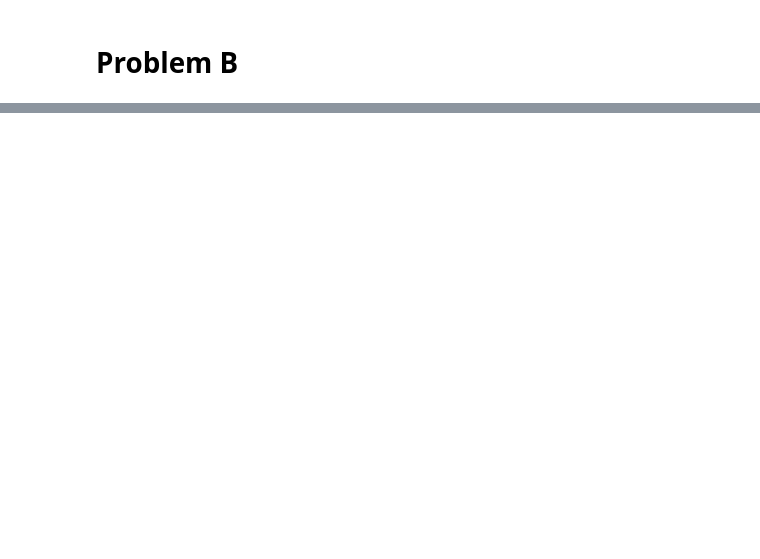
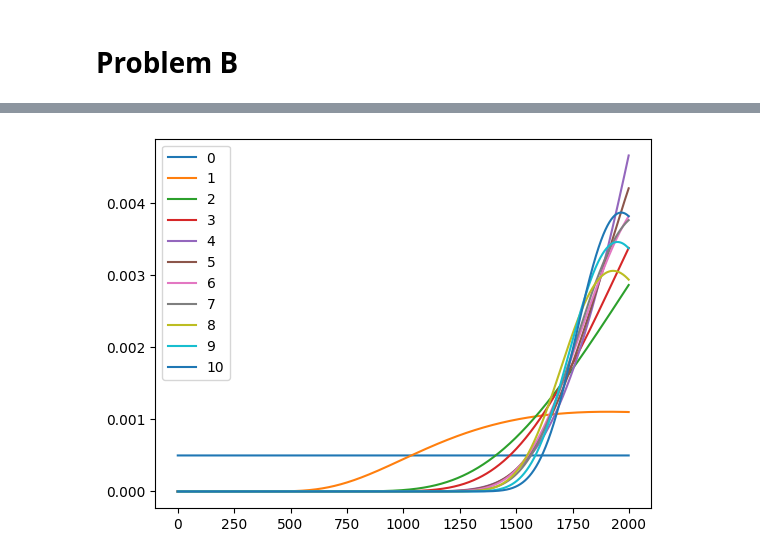
Before and after one commit to przemyslaw-grobecki/MS-4_zad, a Jupyter notebook: MS-4_zad.ipynb, the cells around one changed output, grey strips where cells are left out. Saved outputs shown, nothing was run; the diff lists cells and outputs as text; code cells hidden in the pictures; blank space fills up the shorter version.

```diff
--- a/MS-4_zad.ipynb
+++ b/MS-4_zad.ipynb
@@ -48,8 +55,2 @@ plt.show()
 # %% [markdown]
 # Problem B
-# %%
-N = 1000
-t = np.random.randint(40,60)
-for i in range(0,samples):
-    temp_ms = random.sample(range(0, N), t)
-    diff = np.setdiff1d(temp_ms, labeled)
@@ -59,0 +57,61 @@ t
+# %%
+#Init
+np.set_printoptions(threshold=sys.maxsize)
+
+PNs = np.array([])
+labeled = np.array([])
+X = range(0,2000)
+
+N = 1000
+M = 0
+t = 0
+m = 0
+
+PN = np.array([1/2000 for _ in X])
+
+t = np.random.randint(40,60)
+labeled = np.concatenate((labeled, random.sample(X, t)), axis=None)
+
+PN = np.multiply(PN, np.array([hipergeometric(0,x,t,0) if x > 60 else 1 for x in X]))
+#print(PN)
+PNs = np.concatenate((PNs, PN), axis=0)
+#print(PN)
+#PNs.append(PM)
+
+M = t
+plt.plot(X, PN, label='0')
+
+for i in range(1,11):
+    print("m: {}".format(m))
+    print("t: {}".format(t))
+    print("M: {}".format(M))
+    t = np.random.randint(40,60)
+    fished = np.asarray(random.sample(X, t))
+    diff = np.setdiff1d(fished,labeled)
+    labeled = np.concatenate((labeled, diff), axis=None)
+    m = t - len(diff)
+    M = len(labeled)
+    pm = [hipergeometric(m,x,t,M) if x > 60 else 0.0 for x in X]
+    #plt.plot(X,pm)
+    PN = np.multiply(PN, np.array([hipergeometric(m,x,t,M) if x > 60 else 0.0 for x in X]))
+    PN = np.nan_to_num(PN)
+    PN = np.multiply(PN, 1/np.sum(PN))
+
+
+    #print(PN)
+    #PN[0] = 0.0
+    #PN[(PN > 1)] = 0.0
+    #PN[(PN < 0)] = 0.0
+    #print(PN)
+    #print(PN)
+    #print(PN)
+    #print(np.sum(PN))
+
+    plt.plot(X,PN, label='{}'.format(i))
+    PNs = np.concatenate((PNs, PN), axis=0)
+
+#plt.ylim(0,1)
+#print(PNs)
+plt.legend()
+plt.show()
+# %% [output]
@@ -59,0 +135 @@ t
+[figure, added]
```
Also changed, not shown: parts of 4 cells of this notebook.
